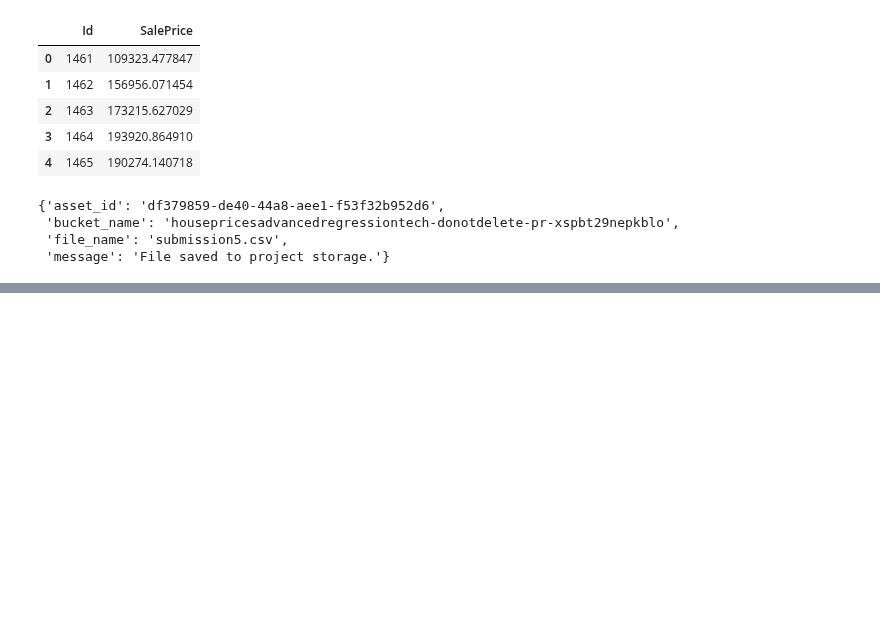
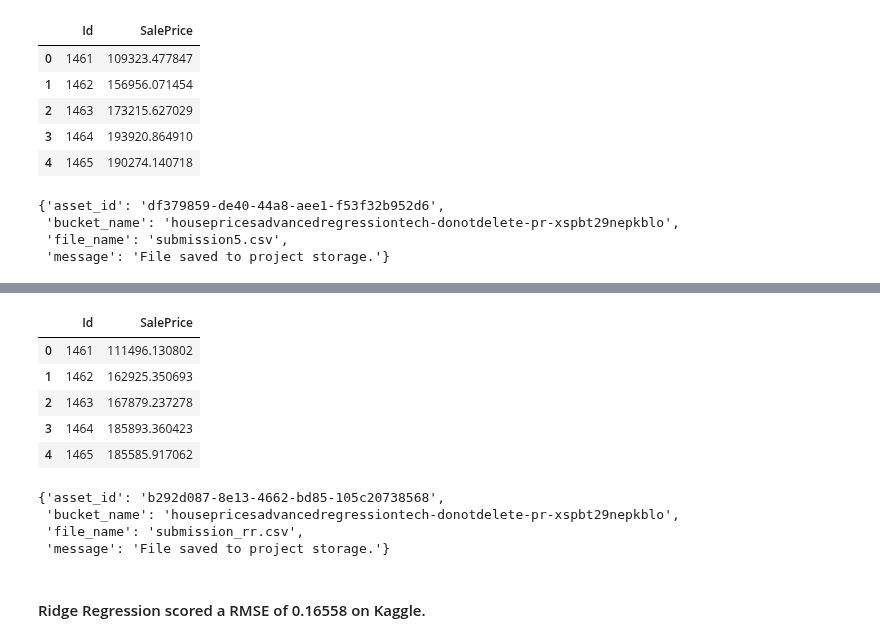
Before and after one commit to Andrew-Carl/House-Prices-Advanced-Regression-Techniques, a Jupyter notebook: Regression Models.ipynb, the cells around one changed output, grey strips where cells are left out. Cells and saved outputs as stored; diff of their text form; code cells hidden in the pictures; blank space fills up the shorter version.

```diff
--- a/Regression Models.ipynb
+++ b/Regression Models.ipynb
@@ -639,0 +643,27 @@ project.save_data(data=predict2.to_csv(index=False),file_name='submission5.csv',
+# %%
+yhat_rr = np.exp(rr.predict(X2))
+# %%
+pred_rr = pd.DataFrame(yhat_rr)
+# %%
+predict_rr = pd.concat((df_test['Id'], pred_rr), axis=1)
+# %%
+predict_rr.columns = ['Id', 'SalePrice']
+# %%
+predict_rr.head()
+# %% [output]
+|  | Id | SalePrice |
+| 0 | 1461 | 111496.130802 |
+| 1 | 1462 | 162925.350693 |
+| 2 | 1463 | 167879.237278 |
+| 3 | 1464 | 185893.360423 |
+| 4 | 1465 | 185585.917062 |
+# %%
+# Save dataframe as csv file to storage
+project.save_data(data=predict_rr.to_csv(index=False),file_name='submission_rr.csv',overwrite=True)
+# %% [output]
+{'asset_id': 'b292d087-8e13-4662-bd85-105c20738568',
+ 'bucket_name': 'housepricesadvancedregressiontech-donotdelete-pr-xspbt29nepkblo',
+ 'file_name': 'submission_rr.csv',
+ 'message': 'File saved to project storage.'}
+# %% [markdown]
+#### Ridge Regression scored a RMSE of 0.16558 on Kaggle.
```
Also changed, not shown: parts of 44 cells of this notebook.
